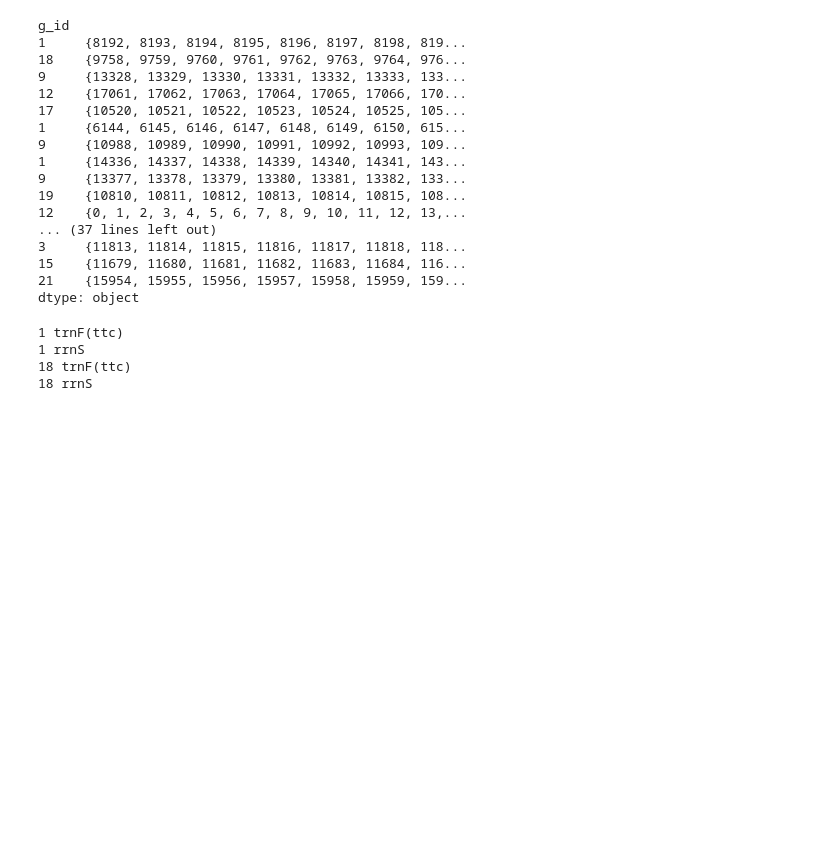
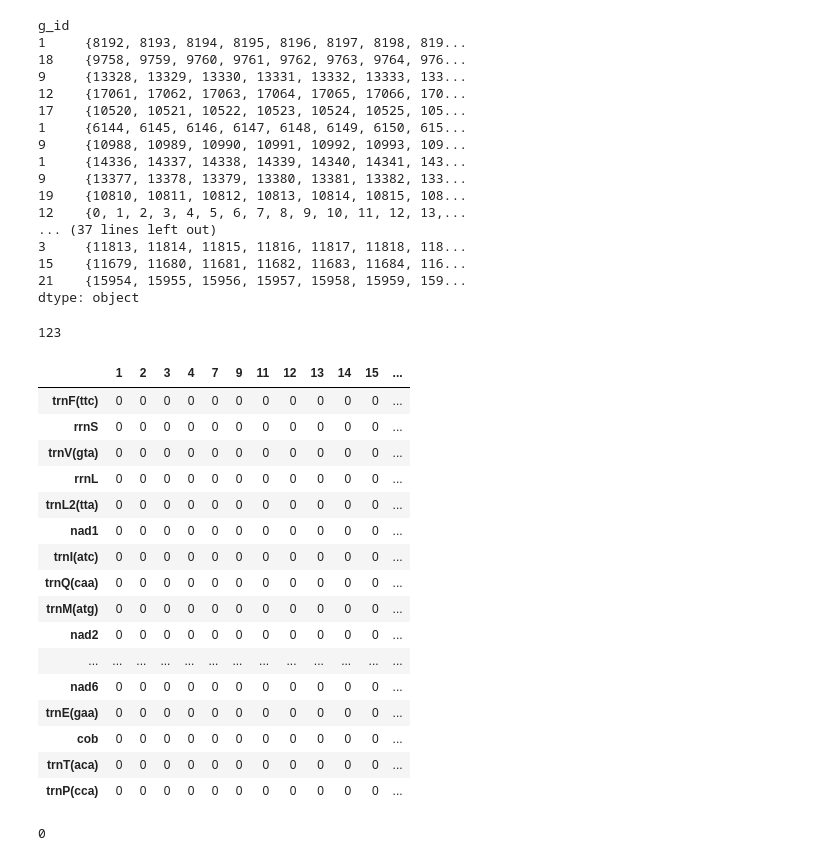
Before and after one commit to balintbiro/Oryctolagus_cuniculus_numts, a Jupyter notebook: codes/trials/data_prep_for_chord.ipynb, the cells around one changed output. Cells and saved outputs as stored; diff of their text form; code cells hidden in the pictures; blank space fills up the shorter version.

Commit message:
function for filling interactions df

```diff
--- a/codes/trials/data_prep_for_chord.ipynb
+++ b/codes/trials/data_prep_for_chord.ipynb
@@ -103,12 +104,36 @@ def common_nucleotides(numt_range):
-# %%
-for i in numt_ranges[:2]:
-    chromosome=numt_ranges[numt_ranges==i].index[0]
-    for io in mt_ranges[:2]:
-        mt_region=mt_ranges[mt_ranges==io].index[0]
-        if (i&io) != 0:
-            print(chromosome, mt_region)
-# %% [output]
-1 trnF(ttc)
-1 rrnS
-18 trnF(ttc)
-18 rrnS
+# %%
+interactions=[]
+numt_ranges.apply(common_nucleotides)
+len(interactions)
+# %% [output]
+123
+# %%
+header=list(np.unique(numt_ranges.index.values))
+header=pd.Series(map(int, header))
+header=header.sort_values()
+interactions_df=pd.DataFrame(0,
+                             index=mt_ranges.index.values,
+                            columns=header)
+interactions_df
+# %% [output]
+|  | 1 | 2 | 3 | 4 | 7 | 9 | 11 | 12 | 13 | 14 | 15 | ... |
+| trnF(ttc) | 0 | 0 | 0 | 0 | 0 | 0 | 0 | 0 | 0 | 0 | 0 | ... |
+| rrnS | 0 | 0 | 0 | 0 | 0 | 0 | 0 | 0 | 0 | 0 | 0 | ... |
+| trnV(gta) | 0 | 0 | 0 | 0 | 0 | 0 | 0 | 0 | 0 | 0 | 0 | ... |
+| rrnL | 0 | 0 | 0 | 0 | 0 | 0 | 0 | 0 | 0 | 0 | 0 | ... |
+| trnL2(tta) | 0 | 0 | 0 | 0 | 0 | 0 | 0 | 0 | 0 | 0 | 0 | ... |
+| nad1 | 0 | 0 | 0 | 0 | 0 | 0 | 0 | 0 | 0 | 0 | 0 | ... |
+| trnI(atc) | 0 | 0 | 0 | 0 | 0 | 0 | 0 | 0 | 0 | 0 | 0 | ... |
+| trnQ(caa) | 0 | 0 | 0 | 0 | 0 | 0 | 0 | 0 | 0 | 0 | 0 | ... |
+| trnM(atg) | 0 | 0 | 0 | 0 | 0 | 0 | 0 | 0 | 0 | 0 | 0 | ... |
+| nad2 | 0 | 0 | 0 | 0 | 0 | 0 | 0 | 0 | 0 | 0 | 0 | ... |
+| ... | ... | ... | ... | ... | ... | ... | ... | ... | ... | ... | ... | ... |
+| nad6 | 0 | 0 | 0 | 0 | 0 | 0 | 0 | 0 | 0 | 0 | 0 | ... |
+| trnE(gaa) | 0 | 0 | 0 | 0 | 0 | 0 | 0 | 0 | 0 | 0 | 0 | ... |
+| cob | 0 | 0 | 0 | 0 | 0 | 0 | 0 | 0 | 0 | 0 | 0 | ... |
+| trnT(aca) | 0 | 0 | 0 | 0 | 0 | 0 | 0 | 0 | 0 | 0 | 0 | ... |
+| trnP(cca) | 0 | 0 | 0 | 0 | 0 | 0 | 0 | 0 | 0 | 0 | 0 | ... |
+# %%
+interactions_df.loc['rrnL'][3]
+# %% [output]
+0
```
Also changed, not shown: parts of 3 cells of this notebook.
